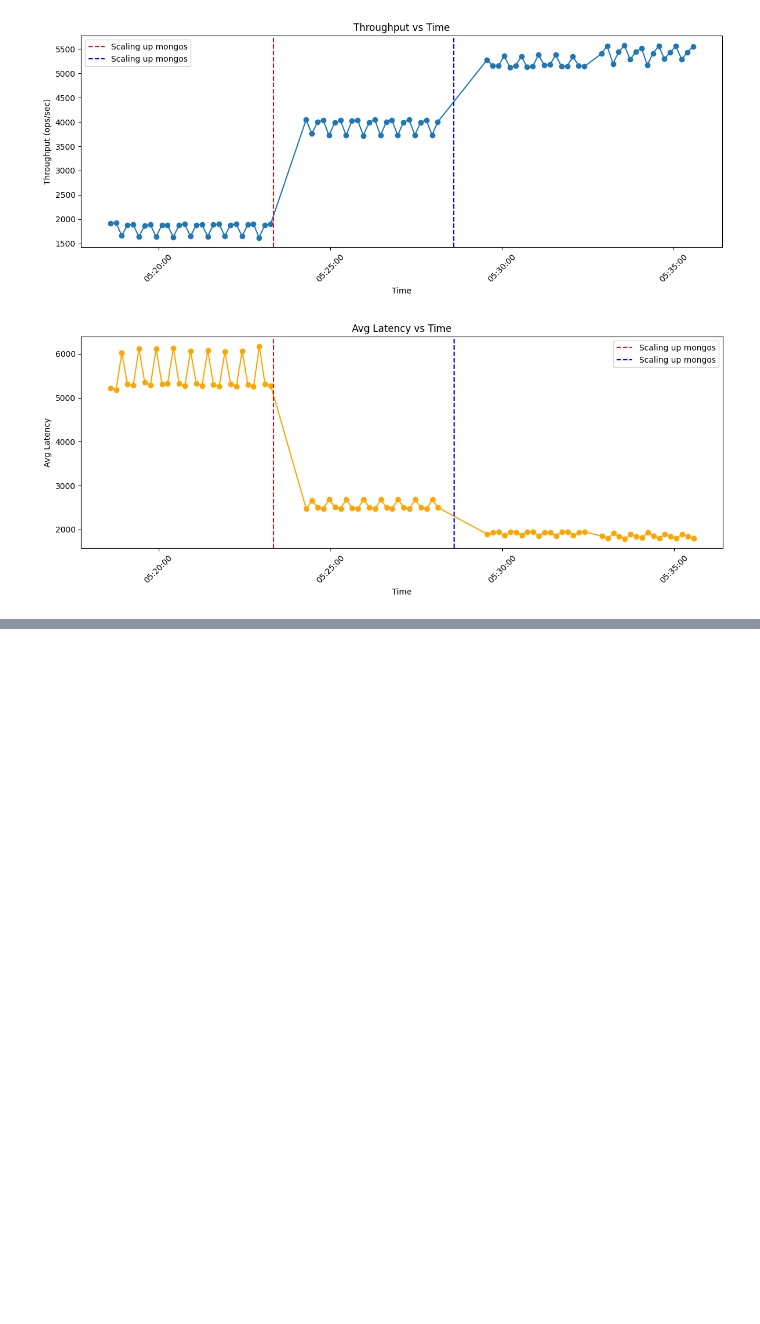
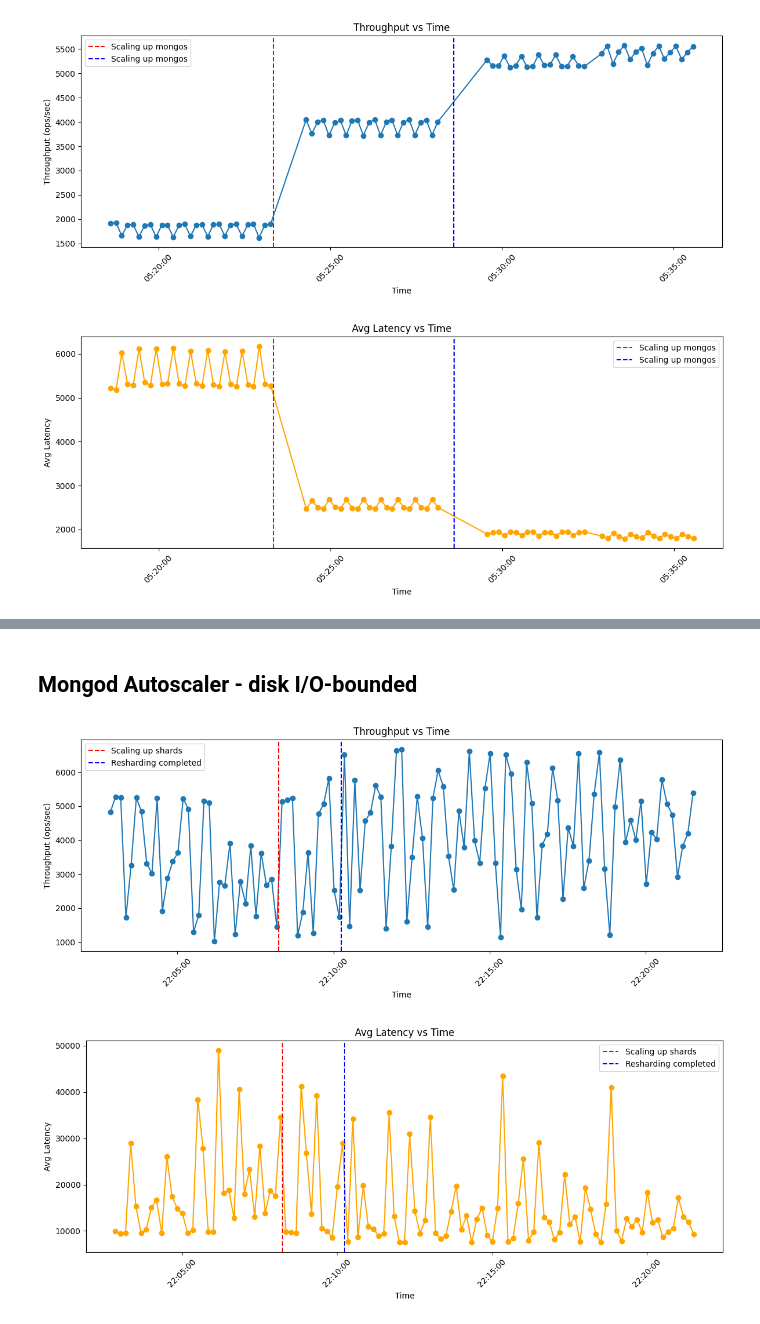
Before and after one commit to Chen-Si-An/Autoscaling, a Jupyter notebook: MongoDB/result/Autoscaling.ipynb, the cells around one changed output, grey strips where cells are left out. Drawn from its saved outputs; the diff is of its cells as text; code cells hidden in the pictures; blank space fills up the shorter version.

Commit message:
Add disk I/O-bounded experiment

```diff
--- a/MongoDB/result/Autoscaling.ipynb
+++ b/MongoDB/result/Autoscaling.ipynb
@@ -163,7 +163,7 @@ from datetime import datetime
 import matplotlib.pyplot as plt
 import matplotlib.dates as mdates
 
-log_dir = Path('mongod_logs')
+log_dir = Path('mongod_cpu_logs')
 files = list(log_dir.glob('*.log'))
 files.sort()
 
@@ -188,8 +188,6 @@ highlight_times = [
     (datetime.strptime('03:46:28', '%H:%M:%S'), "Scaling up replicas ", 'green'),
     (datetime.strptime('03:47:58', '%H:%M:%S'), "Replicating completed", 'purple'),
 ]
-
-print(latencies)
 
 # Plot throughput vs time
 fig, ax = plt.subplots(figsize=(12, 5))
@@ -223,2 +220,60 @@ plt.show()
 [figure]
 [figure]
+# %% [markdown]
+## Mongod Autoscaler - disk I/O-bounded
+# %%
+from pathlib import Path
+import re
+from datetime import datetime
+import matplotlib.pyplot as plt
+import matplotlib.dates as mdates
+
+times = []
+throughputs = []
+latencies = []
+
+with open('mongod_iowait_logs/run_50.log') as file:
+    for line in file:
+        if line.startswith('#OUTLIER'):
+            continue
+        match = re.search(r' (\d{2}:\d{2}:\d{2}).*? ([\d.]+) current ops/sec;.*Avg=([\d.]+)', line)
+        if match:
+            times.append(datetime.strptime(match.group(1), '%H:%M:%S'))
+            throughputs.append(float(match.group(2)))
+            latencies.append(float(match.group(3)))
+
+highlight_times = [
+    (datetime.strptime('22:08:15', '%H:%M:%S'), "Scaling up shards", 'red'),
+    (datetime.strptime('22:10:15', '%H:%M:%S'), "Resharding completed", 'blue'),
+]
+
+# Plot throughput vs time
+fig, ax = plt.subplots(figsize=(12, 5))
+ax.plot(times, throughputs, marker='o')
+for ht, label, color in highlight_times:
+    ax.axvline(x=ht, color=color, linestyle='--', label=label)
+ax.set_xlabel('Time')
+ax.set_ylabel('Throughput (ops/sec)')
+ax.set_title('Throughput vs Time')
+ax.xaxis.set_major_formatter(mdates.DateFormatter('%H:%M:%S'))
+plt.xticks(rotation=45)
+plt.legend()
+plt.tight_layout()
+plt.show()
+
+# Plot latency vs time
+fig, ax = plt.subplots(figsize=(12, 5))
+ax.plot(times, latencies, marker='o', color='orange')
+for ht, label, color in highlight_times:
+    ax.axvline(x=ht, color=color, linestyle='--', label=label)
+ax.set_xlabel('Time')
+ax.set_ylabel('Avg Latency')
+ax.set_title('Avg Latency vs Time')
+ax.xaxis.set_major_formatter(mdates.DateFormatter('%H:%M:%S'))
+plt.xticks(rotation=45)
+plt.legend()
+plt.tight_layout()
+plt.show()
+# %% [output]
+[figure, added]
+[figure, added]
```
Also changed, not shown: parts of 3 cells of this notebook, 2 other files.
